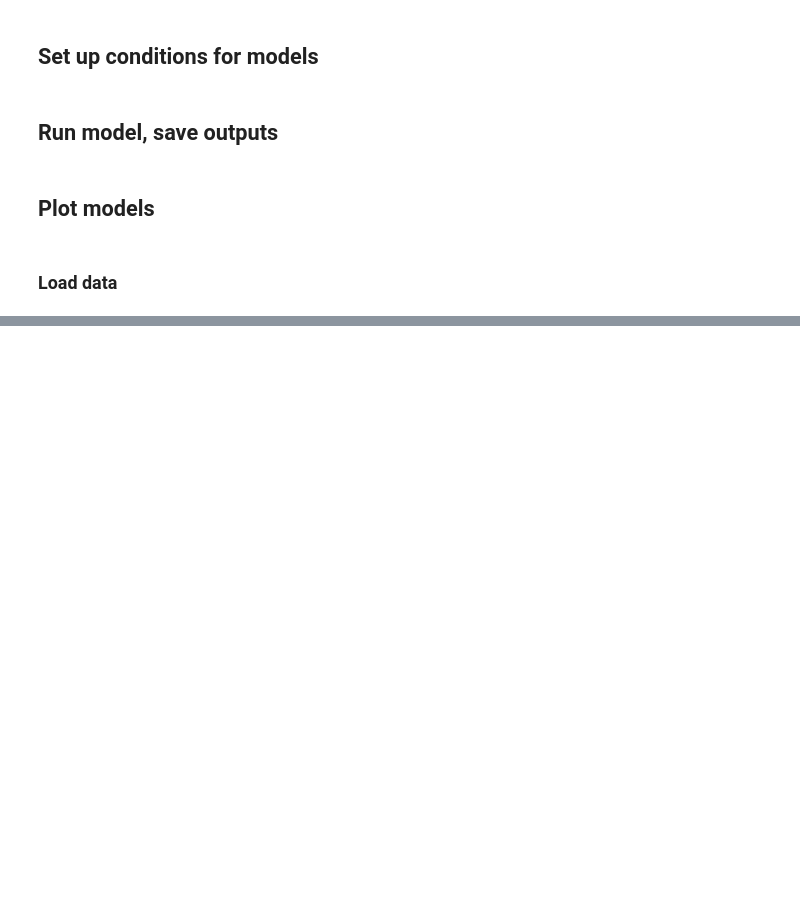
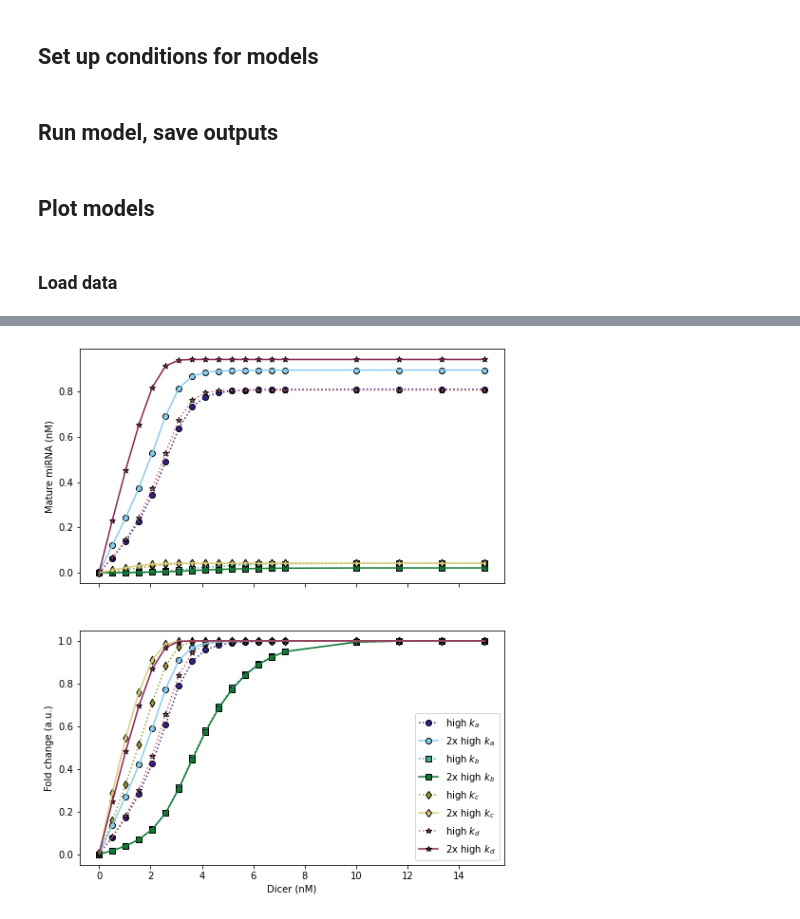
Before and after one commit to SofiaRaak/Dicer-miRNA-dynamics-model, a Jupyter notebook: 8-species_competition.ipynb, the cells around one changed output, grey strips where cells are left out. Cells and saved outputs as stored; diff of their text form; code cells hidden in the pictures; blank space fills up the shorter version.

```diff
--- a/8-species_competition.ipynb
+++ b/8-species_competition.ipynb
@@ -47,11 +47,11 @@ kb = [params.ka1 * params.Kd_wt, params.ka1 * params.Kd_wt * high]  + \
 kc = [params.kc1] * 2 + [params.kc1 * high, params.kc1] + \
      [params.kc1] * 2 + [params.kc1 * high * k, params.kc1]
 
-kd = [params.kd] * 3 + [params.kd * high] + [params.kd] * 4 + [params.kd * high * k]
+kd = [params.kd] * 3 + [params.kd * high] + [params.kd] * 3 + [params.kd * high * k]
 # %%
-dvars = np.linspace(0, 2.5, 5)
+dvars = np.linspace(0, 7.25, 15)
 dvars[0] = 0.01
-dvars = np.append(dvars, np.linspace(7.25, 17.25, 5))
+dvars = np.append(dvars, np.linspace(10, 15, 4))
 variations = [str(int(i * 100)) for i in list(dvars)]
 # %% [markdown]
 ## Run model, save outputs
@@ -91,7 +91,7 @@ for name in names:
     exec(name  + ' = pd.read_csv("' + destdir_csvs + name + '.csv", header = [0])')
 # %%
 #mirna species names
-mirnas = ['high $k_a$', 'high $k_b$', 'high $k_c', 'high_= $k_d$']
+mirnas = ['high $k_a$', 'high $k_b$', 'high $k_c$', 'high $k_d$']
 mirnas += [str(int(k)) + 'x ' + i for i in mirnas]
 # %%
 names[-1]
@@ -124,0 +126,77 @@ for i in range(len(dvars)):
+# %%
+#markerstyles
+markers = ['o', 's', 'd', '*']
+# %%
+fig, ax = plt.subplots(2, sharex = True, figsize = (8, 10))
+
+ax[0].set_ylabel('Mature miRNA (nM)')
+ax[1].set_ylabel('Fold change (a.u.)')
+ax[1].set_xlabel('Dicer (nM)')
+
+for i in range(8):
+    if i < 4:
+        ax[0].plot(dvars,
+                   ends[str(i)],
+                   color = params.colors[i][0],
+                   linestyle = ':')
+        ax[1].plot(dvars,
+                   fc[str(i)],
+                   color = params.colors[i][0],
+                   linestyle = ':')
+
+        ax[0].scatter(dvars,
+                      ends[str(i)],
+                      color = params.colors[i][0],
+                      marker = markers[i],
+                     linewidths = 1,
+                     edgecolor = 'black')
+        ax[1].scatter(dvars,
+                      fc[str(i)],
+                      color = params.colors[i][0],
+                      marker = markers[i],
+                     linewidths = 1,
+                     edgecolor = 'black')
+
+    else:
+        ax[0].plot(dvars,
+                   ends[str(i)],
+                   color = params.colors[i-4][1],
+                   linestyle = '-')
+        ax[1].plot(dvars,
+                   fc[str(i)],
+                   color = params.colors[i-4][1],
+                   linestyle = '-')
+
+        ax[0].scatter(dvars,
+                      ends[str(i)],
+                      color = params.colors[i-4][1],
+                      marker = markers[i-4],
+                     linewidths = 1,
+                     edgecolor = 'black')
+        ax[1].scatter(dvars,
+                      fc[str(i)],
+                      color = params.colors[i-4][1],
+                      marker = markers[i-4],
+                     linewidths = 1,
+                     edgecolor = 'black')
+
+leg1 = []
+leg2 = []
+for i in range(len(mirnas)):
+    if i < 4:
+        leg1.append(mlines.Line2D([], [], linestyle = ':', marker = markers[i], \
+                                 color = params.colors[i][0], markeredgecolor = 'black', label = mirnas[i]))
+    else:
+        leg2.append(mlines.Line2D([], [], linestyle = '-', marker = markers[i-4], \
+                                 color = params.colors[i-4][1], markeredgecolor = 'black', label = mirnas[i]))
+leg = []
+for i in range(len(leg1)):
+    leg.append(leg1[i])
+    leg.append(leg2[i])
+plt.legend(handles = leg)
+
+plt.savefig(destdir_figs + 'mat_mirna-fc.svg', dpi = 600, bbox_inches = 'tight')
+
+plt.show()
+# %% [output]
+[figure, added]
```
Also changed, not shown: parts of 7 cells of this notebook, 1 other file.
